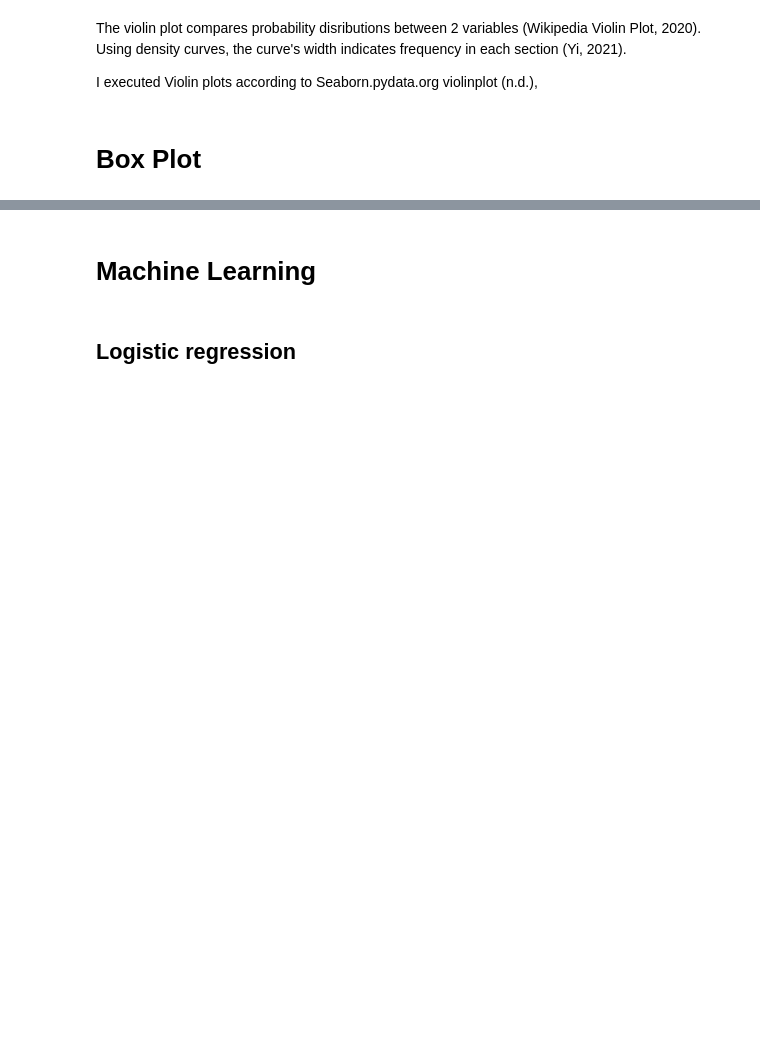
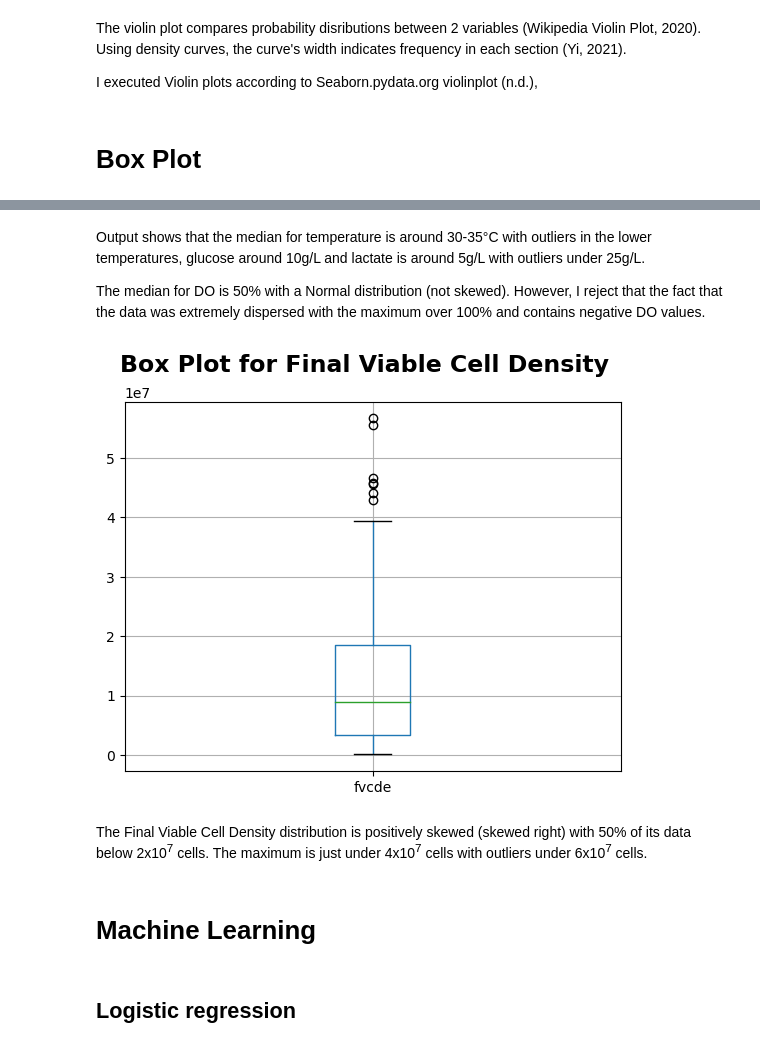
Before and after one commit to nurbujang/1progdaw23, a Jupyter notebook: project1.ipynb, the cells around one changed output, grey strips where cells are left out. Cells and saved outputs as stored; diff of their text form; code cells hidden in the pictures; blank space fills up the shorter version.

```diff
--- a/project1.ipynb
+++ b/project1.ipynb
@@ -785,3 +770,17 @@ ValueError: Could not interpret input 'Iris species'
+# %% [markdown]
+Output shows that the median for temperature is around 30-35°C with outliers in the lower temperatures, glucose around 10g/L and lactate is around 5g/L with outliers under 25g/L.
+
+The median for DO is 50% with a Normal distribution (not skewed). However, I reject that the fact that the data was extremely dispersed with the maximum over 100% and contains negative DO values.
+# %%
+# for dependent variable, fvcde:
+
+boxplotd = sim.boxplot(column=['fvcde'])
+plt.suptitle('Box Plot for Final Viable Cell Density',
+             fontweight='bold', size=17);
+# %% [output]
+[figure, added]
+# %% [markdown]
+The Final Viable Cell Density distribution is positively skewed (skewed right) with 50% of its data below 2x10<sup>7</sup> cells. The maximum is just under 4x10<sup>7</sup> cells with outliers under 6x10<sup>7</sup> cells.
 # %% [markdown]
 # Machine Learning
 # %% [markdown]
```
Also changed, not shown: parts of 4 cells of this notebook, 1 other file.
